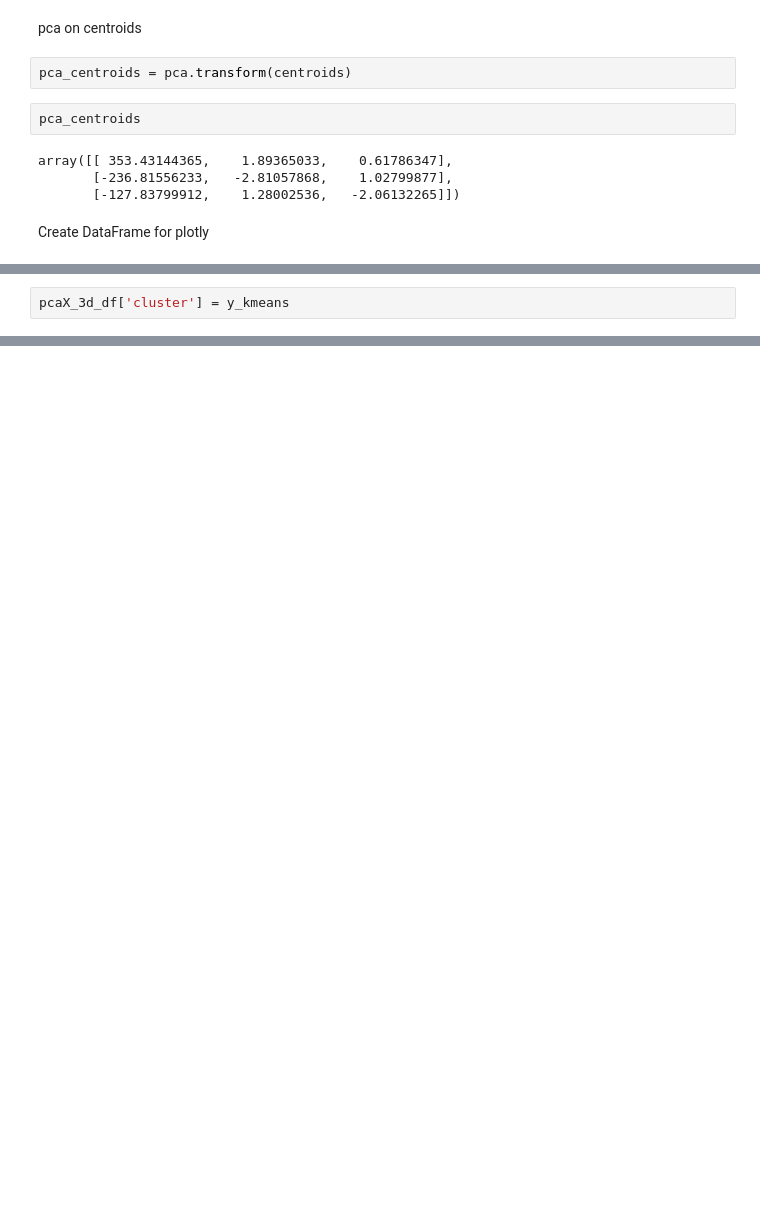
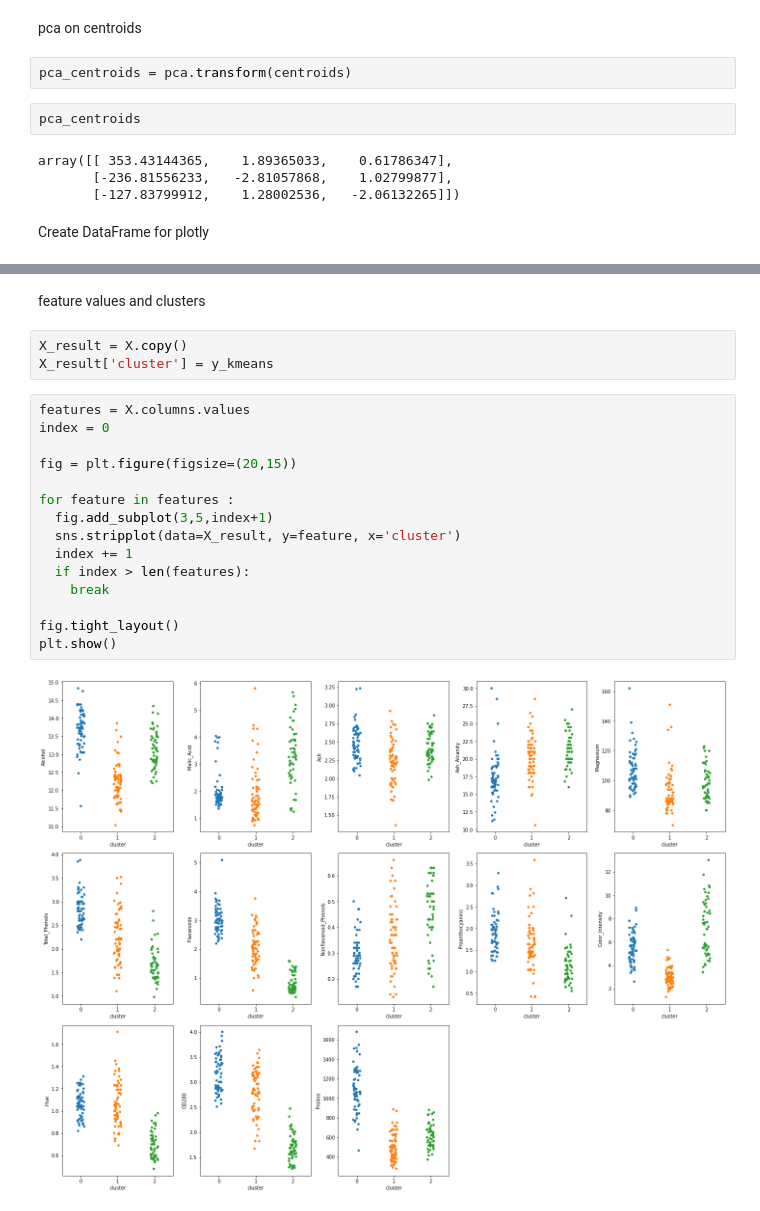
Before and after one commit to WoradeeKongthong/wine_clustering, a Jupyter notebook: 02_KMeansClustering.ipynb, the cells around one changed output, grey strips where cells are left out. Saved outputs shown, nothing was run; the diff lists cells and outputs as text; blank space fills up the shorter version.

```diff
--- a/02_KMeansClustering.ipynb
+++ b/02_KMeansClustering.ipynb
@@ -249,5 +223,3 @@ pcaX_3d_df = pd.DataFrame(pca_X, columns=['PCA1','PCA2','PCA3'])
-# %%
-pcaX_3d_df['cluster'] = y_kmeans
 # %%
 fig = px.scatter_3d(pcaX_3d_df, x='PCA1',y='PCA2',z='PCA3',color='cluster',hover_name=pcaX_3d_df.index.values)
 
@@ -256,3 +228,25 @@ fig.show()
 [interactive output not drawn]
 # %% [markdown]
 ![alt text](https://github.com/WoradeeKongthong/wine_clustering/blob/master/newplot.png)
+# %% [markdown]
+feature values and clusters
+# %%
+X_result = X.copy()
+X_result['cluster'] = y_kmeans
+# %%
+features = X.columns.values
+index = 0
+
+fig = plt.figure(figsize=(20,15))
+
+for feature in features :
+  fig.add_subplot(3,5,index+1)
+  sns.stripplot(data=X_result, y=feature, x='cluster')
+  index += 1
+  if index > len(features):
+    break
+
+fig.tight_layout()
+plt.show()
+# %% [output]
+[figure, added]
```
Also changed, not shown: parts of 9 cells of this notebook.
